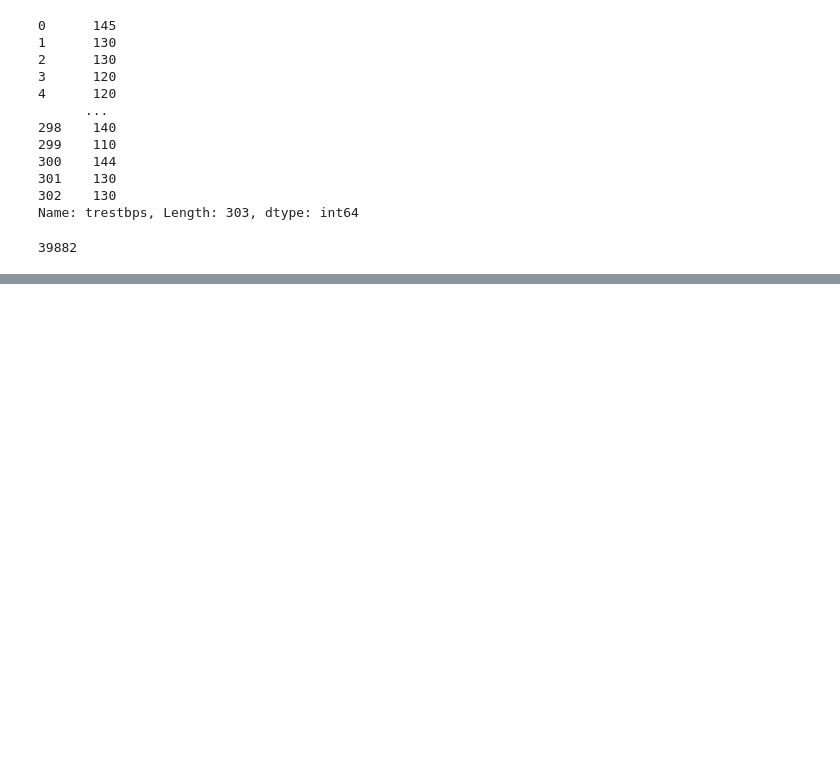
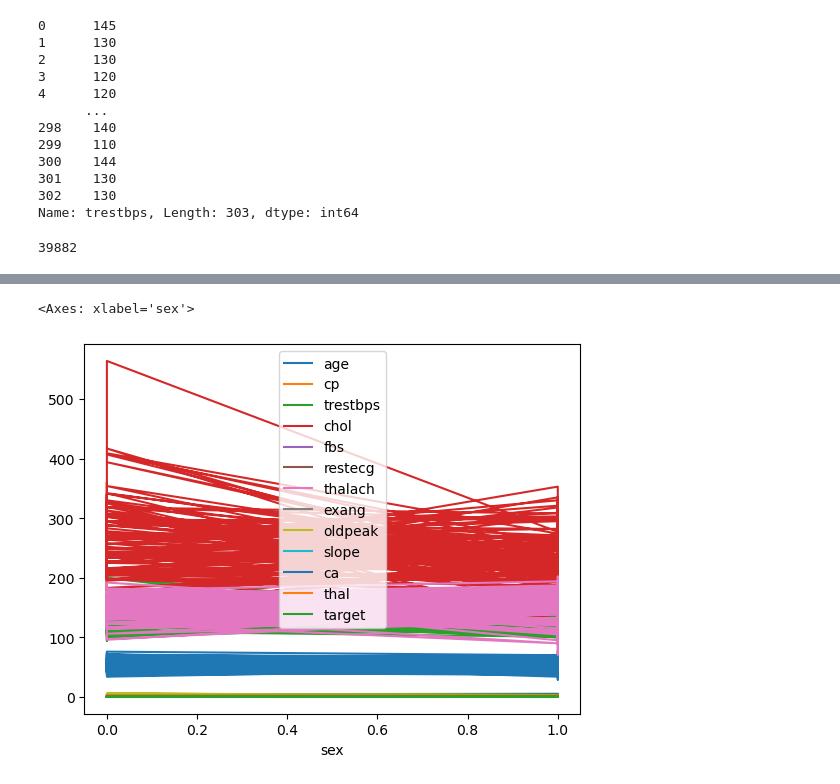
Before and after one commit to Nimat442/sample_project_1, a Jupyter notebook: Heart_disease.ipynb, the cells around one changed output, grey strips where cells are left out. Saved outputs shown, nothing was run; the diff lists cells and outputs as text; code cells hidden in the pictures; blank space fills up the shorter version.

```diff
--- a/Heart_disease.ipynb
+++ b/Heart_disease.ipynb
@@ -58,0 +136,5 @@ Heart_disease["trestbps"].sum()
+# %%
+Heart_disease.plot(1)
+# %% [output]
+<Axes: xlabel='sex'>
+[figure, added]
```
Also changed, not shown: parts of 7 cells of this notebook.
